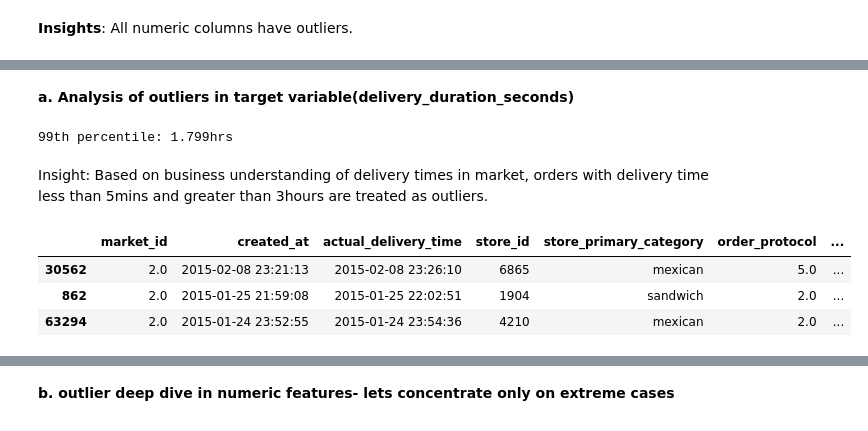
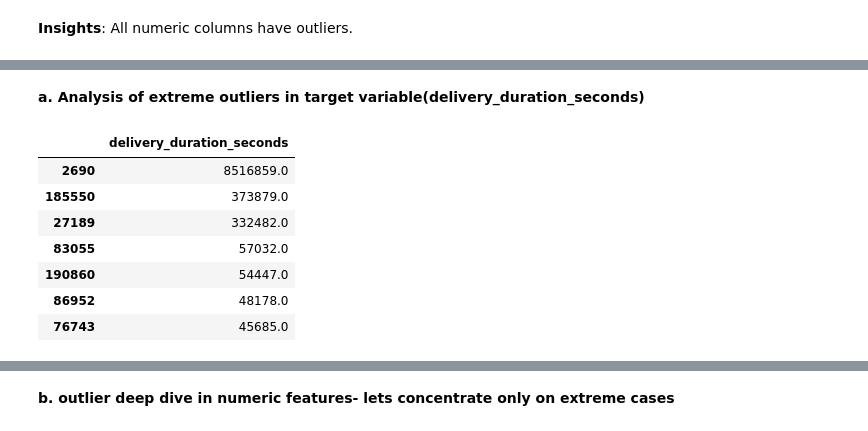
Before and after one commit to MohammedMoseena/doordash-delivery-time-prediction, a Jupyter notebook: notebooks/doordash_delivery_prediction.ipynb, the cells around one changed output, grey strips where cells are left out. Saved outputs shown, nothing was run; the diff lists cells and outputs as text; code cells hidden in the pictures.

```diff
--- a/notebooks/doordash_delivery_prediction.ipynb
+++ b/notebooks/doordash_delivery_prediction.ipynb
@@ -62,0 +275,11 @@ df[df.duplicated()]
+# %%
+num_columns = ['market_id', 'store_id',
+       'order_protocol', 'total_items', 'subtotal', 'num_distinct_items',
+       'min_item_price', 'max_item_price', 'total_onshift_dashers',
+       'total_busy_dashers', 'total_outstanding_orders',
+       'estimated_order_place_duration',
+       'estimated_store_to_consumer_driving_duration',
+       'delivery_duration_seconds']
+negative_rows = (df[num_columns] < 0).any(axis=1)
+negative_columns = (df[num_columns] < 0).any(axis=0)
+df[negative_rows]
@@ -62,0 +328,15 @@ df[df.duplicated()]
+# %%
+original_df_len = len(df)
+mask = (
+    (df['min_item_price'] <= df['max_item_price']) &
+    (df['min_item_price'] <= df['subtotal']) &
+    (df['max_item_price'] <= df['subtotal']) &
+    ~((df[num_columns] < 0).any(axis=1))
+)
+
+df = df[mask]
+
+after_df_len = len(df)
+print("Original dataframe length:", original_df_len)
+print("After Changes dataframe length:", after_df_len)
+print("Retained data", (after_df_len/original_df_len)*100)
@@ -330,19 +527,14 @@ Insights:
 3. Target variable(delivery_duration_seconds) has an extreme outlier(8516859.00-98days) need to analyse it carefully
 # %% [markdown]
-**a. Analysis of outliers in target variable(delivery_duration_seconds)**
+**a. Analysis of extreme outliers in target variable(delivery_duration_seconds)**
-# %%
-p99_delivery_duration = df['delivery_duration_seconds'].quantile(0.99)
-print(f"99th percentile: {round(p99_delivery_duration/3600,3)}hrs")
-# %% [output]
-99th percentile: 1.799hrs
-# %% [markdown]
-Insight: Based on business understanding of  delivery times in market, orders with delivery time less than 5mins and greater than 3hours are treated as outliers.
 # %%
-# Delivery time less than 5mins
-very_quick_orders = df[df['delivery_duration_seconds']<300] #5mins
-very_quick_orders.sort_values(by='delivery_duration_seconds', ascending=False)
+df[df['delivery_duration_seconds']>= 43200][['delivery_duration_seconds']].sort_values(by='delivery_duration_seconds',ascending=False)
 # %% [output]
-|  | market_id | created_at | actual_delivery_time | store_id | store_primary_category | order_protocol | ... |
-| 30562 | 2.0 | 2015-02-08 23:21:13 | 2015-02-08 23:26:10 | 6865 | mexican | 5.0 | ... |
-| 862 | 2.0 | 2015-01-25 21:59:08 | 2015-01-25 22:02:51 | 1904 | sandwich | 2.0 | ... |
-| 63294 | 2.0 | 2015-01-24 23:52:55 | 2015-01-24 23:54:36 | 4210 | mexican | 2.0 | ... |
+|  | delivery_duration_seconds |
+| 2690 | 8516859.0 |
+| 185550 | 373879.0 |
+| 27189 | 332482.0 |
+| 83055 | 57032.0 |
+| 190860 | 54447.0 |
+| 86952 | 48178.0 |
+| 76743 | 45685.0 |
```
Also changed, not shown: parts of 234 cells of this notebook, 5 other files.
